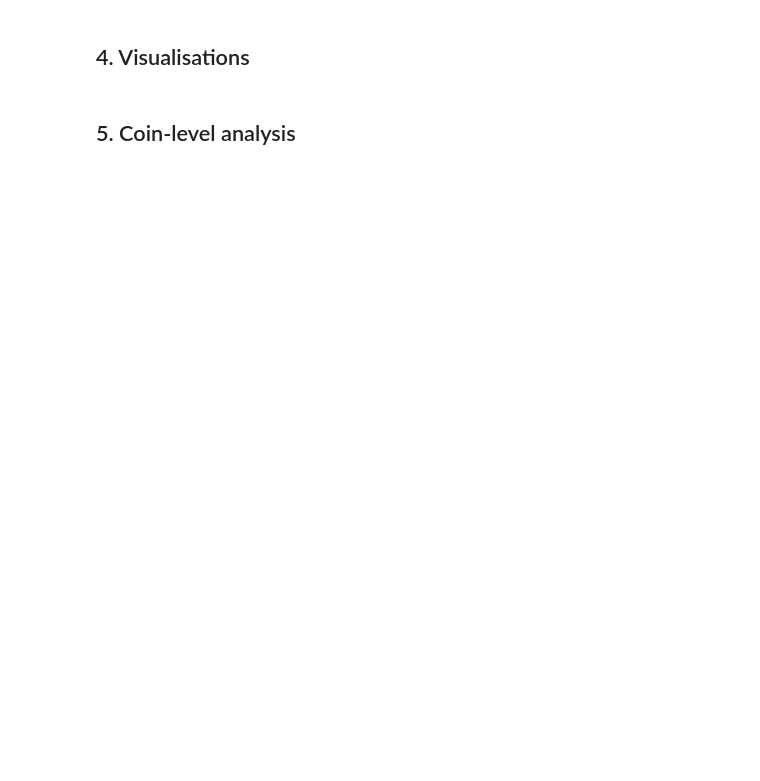
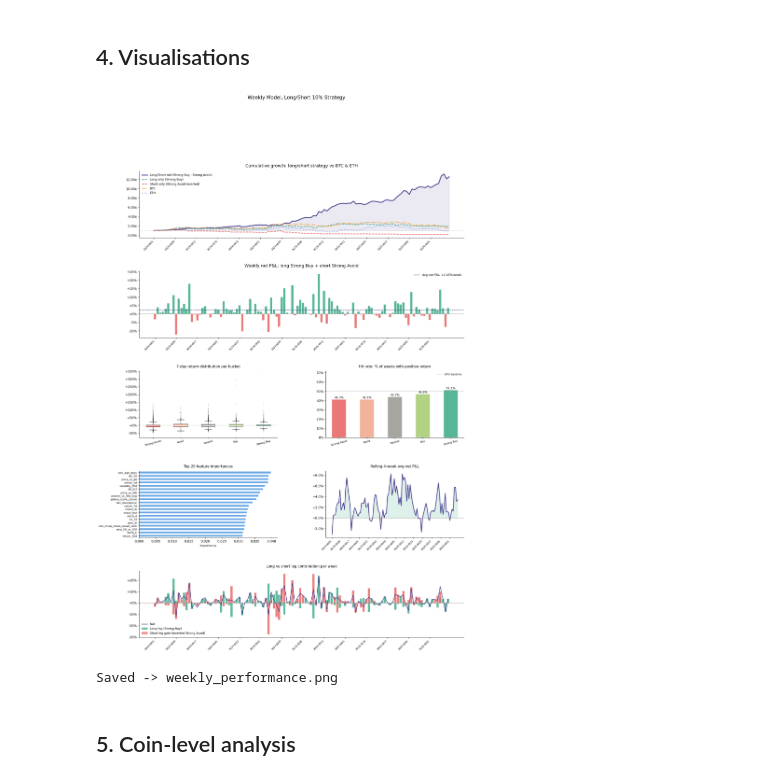
Before and after one commit to Vitaliypn/Thesis_2026, a Jupyter notebook: Models/Modeling/first_model_weekly.ipynb, the cells around one changed output. Cells and saved outputs as stored; diff of their text form; code cells hidden in the pictures; blank space fills up the shorter version.

Commit message:
Update notebooks and add figures

```diff
--- a/Models/Modeling/first_model_weekly.ipynb
+++ b/Models/Modeling/first_model_weekly.ipynb
@@ -16,8 +16,10 @@ from sklearn.ensemble import RandomForestClassifier
 from sklearn.metrics import classification_report, accuracy_score
 warnings.filterwarnings('ignore')
 
-IN_FILE = Path('Models/Data/data_for_experiments.csv')
-OUT_DIR = Path('Models/Figures')
+BASE_DIR = Path.cwd().parent
+
+IN_FILE = BASE_DIR / 'Data/data_for_experiments.csv'
+OUT_DIR = BASE_DIR / 'Figures'
 
 TRAIN_CUTOFF = '2024-01'
 FORWARD_DAYS = 7
@@ -196,6 +213,4 @@ print(classification_report(y_test, y_pred, target_names=LABEL_ORDER))
 test_df = test_df.copy()
 test_df['predicted'] = [LABEL_ORDER[p] for p in y_pred]
 
-with open(MODEL_FILE, 'wb') as f:
-    pickle.dump(model, f)
-print(f'Model saved -> {MODEL_FILE.name}')
+print(f'Model saved')
@@ -354,35 +401,37 @@ ax6 = fig.add_subplot(gs[3, 1])
 roll = pd.Series(net_vals).rolling(4, min_periods=1).mean() * 100
 ax6.plot(x, roll, color='#3C3489', lw=2)
 ax6.fill_between(x, roll, 0, where=roll >= 0, alpha=0.15, color=COLORS['Strong Buy'])
 ax6.fill_between(x, roll, 0, where=roll <  0, alpha=0.15, color=COLORS['Strong Avoid'])
 ax6.axhline(0, color='#888780', lw=0.8)
 ax6.set_xticks(range(0, n, tick_step))
 ax6.set_xticklabels(wk_labels[::tick_step], rotation=45, ha='right', fontsize=8)
 ax6.yaxis.set_major_formatter(mtick.FuncFormatter(lambda v, _: f'{v:+.1f}%'))
 ax6.set_title('Rolling 4-week avg net P&L', fontsize=11, fontweight='500', pad=10)
 ax6.spines[['top','right']].set_visible(False)
 ax6.set_facecolor('white')
 
 ax7 = fig.add_subplot(gs[4, :])
 long_vals  = weekly_perf['long_ret'].fillna(0).values  * 100
 short_vals = weekly_perf['short_pnl'].fillna(0).values * 100
 ax7.bar(x, long_vals,  color=COLORS['Strong Buy'],   alpha=0.7, label='Long leg (Strong Buy)', width=0.8)
 ax7.bar(x, short_vals, color=COLORS['Strong Avoid'],  alpha=0.7, label='Short leg gain (inverted Strong Avoid)',
         width=0.8, bottom=0)
 ax7.plot(x, long_vals + short_vals, color='#3C3489', lw=1.5, label='Net', zorder=5)
 ax7.axhline(0, color='#888780', lw=0.8)
 ax7.set_xticks(range(0, n, tick_step))
 ax7.set_xticklabels(wk_labels[::tick_step], rotation=45, ha='right', fontsize=8)
 ax7.yaxis.set_major_formatter(mtick.FuncFormatter(lambda v, _: f'{v:+.0f}%'))
 ax7.set_title('Long vs short leg contribution per week', fontsize=11, fontweight='500', pad=10)
 ax7.legend(fontsize=9, framealpha=0)
 ax7.spines[['top','right']].set_visible(False)
 ax7.set_facecolor('white')
 
-plt.suptitle('Weekly Stat Arb — 5 Buckets, Long/Short 10% Strategy', fontsize=15, fontweight='500', y=1.005)
-plt.savefig(DYPLOM / 'weekly_performance.png', dpi=150, bbox_inches='tight', facecolor='white')
+plt.suptitle('Weekly Model, Long/Short 10% Strategy', fontsize=15, fontweight='500', y=1.005)
 plt.show()
 print('Saved -> weekly_performance.png')
+# %% [output]
+[figure, added]
+Saved -> weekly_performance.png
 # %% [markdown]
 ## 5. Coin-level analysis
 # %%
```
Also changed, not shown: parts of 8 cells of this notebook, 10 other files.
